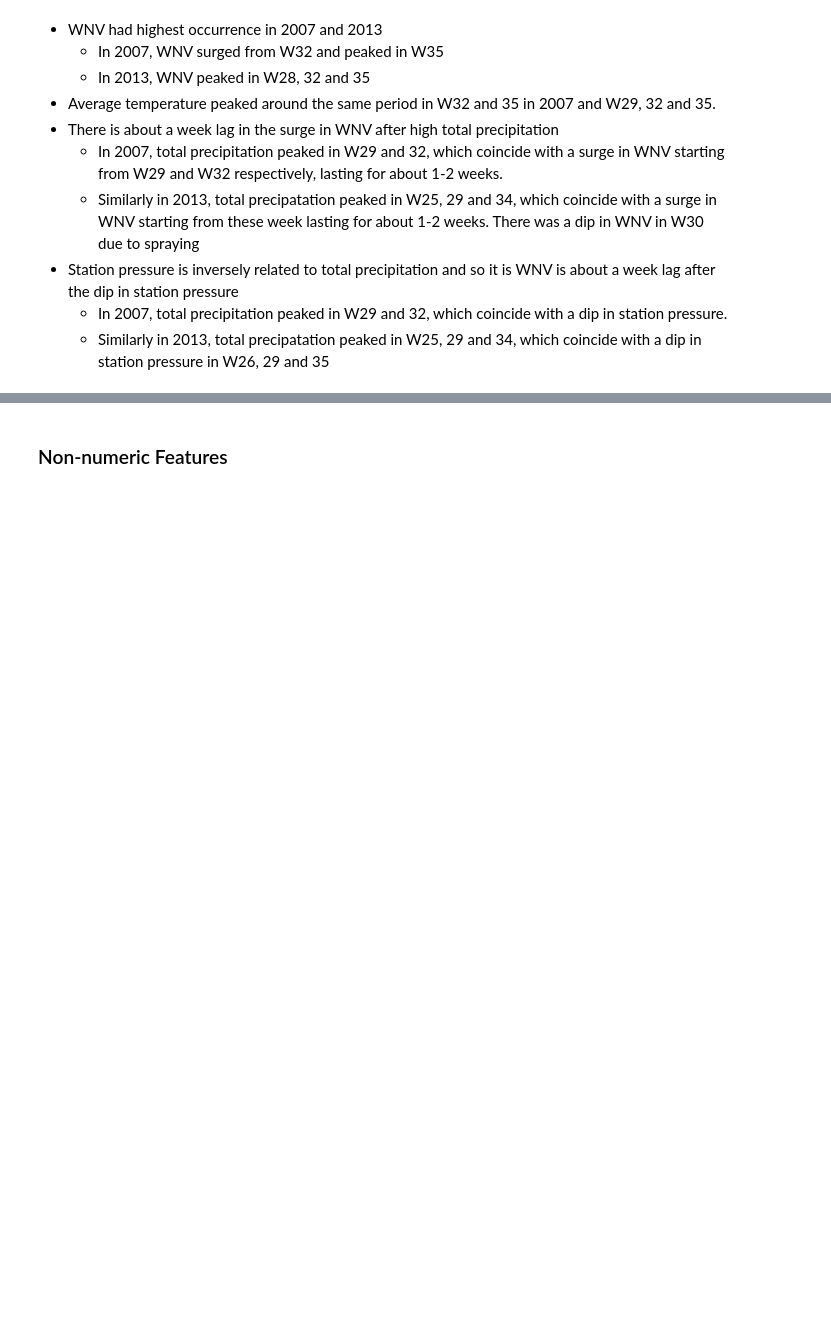
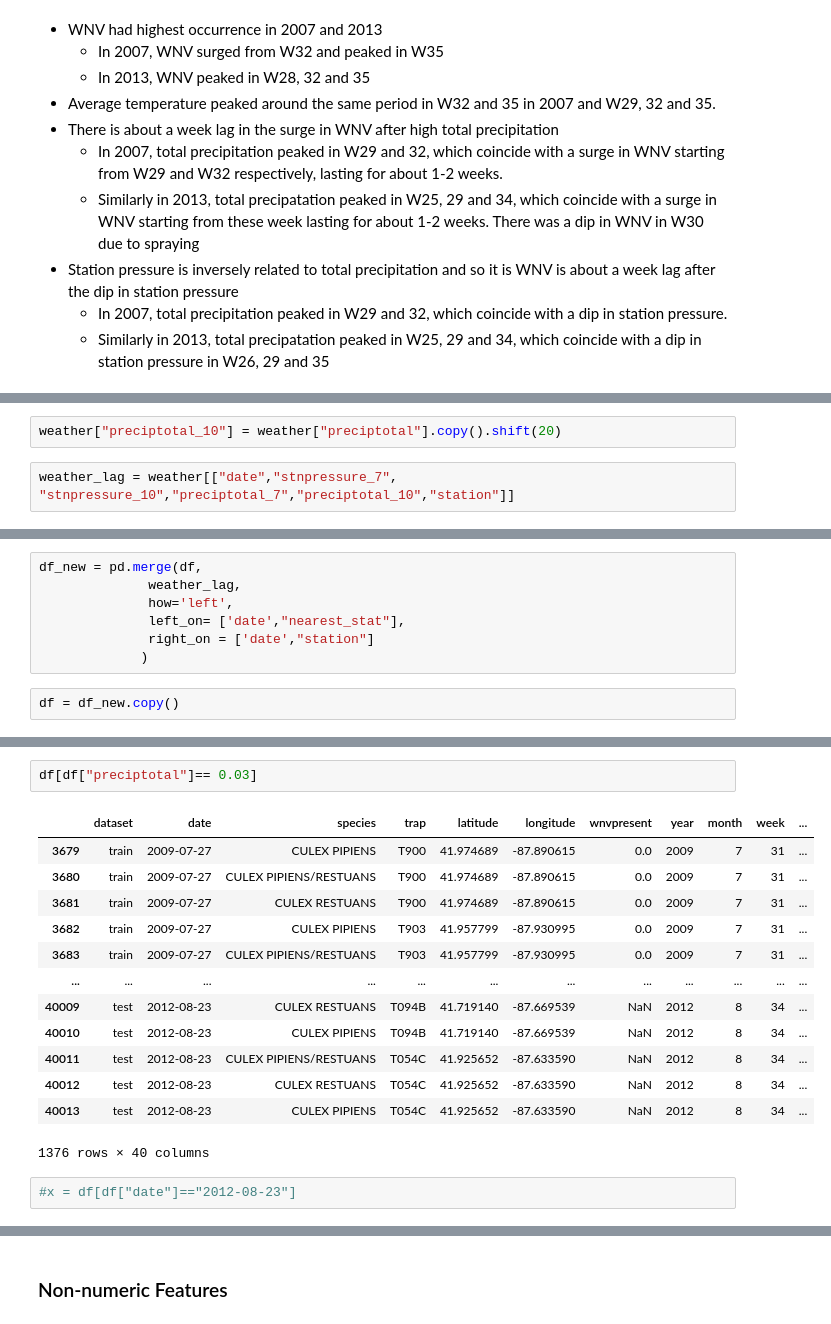
Before and after one commit to lindytanll/predict-west-nile-virus, a Jupyter notebook: code/4. EDA.ipynb, the cells around one changed output, grey strips where cells are left out. Cells and saved outputs as stored; diff of their text form; blank space fills up the shorter version.

Commit message:
lag in preciptotal stnpressure

```diff
--- a/code/4. EDA.ipynb
+++ b/code/4. EDA.ipynb
@@ -191,0 +204,4 @@ sns.lineplot(data=stnpressure_by_year_week, x='week', y='stnpressure',hue='year'
+# %%
+weather["preciptotal_10"] = weather["preciptotal"].copy().shift(20)
+# %%
+weather_lag = weather[["date","stnpressure_7", "stnpressure_10","preciptotal_7","preciptotal_10","station"]]
@@ -191,0 +222,9 @@ sns.lineplot(data=stnpressure_by_year_week, x='week', y='stnpressure',hue='year'
+# %%
+df_new = pd.merge(df,
+              weather_lag,
+              how='left',
+              left_on= ['date',"nearest_stat"],
+              right_on = ['date',"station"]
+             )
+# %%
+df = df_new.copy()
@@ -191,0 +257,18 @@ sns.lineplot(data=stnpressure_by_year_week, x='week', y='stnpressure',hue='year'
+# %%
+df[df["preciptotal"]== 0.03]
+# %% [output]
+|  | dataset | date | species | trap | latitude | longitude | wnvpresent | year | month | week | ... |
+| 3679 | train | 2009-07-27 | CULEX PIPIENS | T900 | 41.974689 | -87.890615 | 0.0 | 2009 | 7 | 31 | ... |
+| 3680 | train | 2009-07-27 | CULEX PIPIENS/RESTUANS | T900 | 41.974689 | -87.890615 | 0.0 | 2009 | 7 | 31 | ... |
+| 3681 | train | 2009-07-27 | CULEX RESTUANS | T900 | 41.974689 | -87.890615 | 0.0 | 2009 | 7 | 31 | ... |
+| 3682 | train | 2009-07-27 | CULEX PIPIENS | T903 | 41.957799 | -87.930995 | 0.0 | 2009 | 7 | 31 | ... |
+| 3683 | train | 2009-07-27 | CULEX PIPIENS/RESTUANS | T903 | 41.957799 | -87.930995 | 0.0 | 2009 | 7 | 31 | ... |
+| ... | ... | ... | ... | ... | ... | ... | ... | ... | ... | ... | ... |
+| 40009 | test | 2012-08-23 | CULEX RESTUANS | T094B | 41.719140 | -87.669539 | NaN | 2012 | 8 | 34 | ... |
+| 40010 | test | 2012-08-23 | CULEX PIPIENS | T094B | 41.719140 | -87.669539 | NaN | 2012 | 8 | 34 | ... |
+| 40011 | test | 2012-08-23 | CULEX PIPIENS/RESTUANS | T054C | 41.925652 | -87.633590 | NaN | 2012 | 8 | 34 | ... |
+| 40012 | test | 2012-08-23 | CULEX RESTUANS | T054C | 41.925652 | -87.633590 | NaN | 2012 | 8 | 34 | ... |
+| 40013 | test | 2012-08-23 | CULEX PIPIENS | T054C | 41.925652 | -87.633590 | NaN | 2012 | 8 | 34 | ... |
+1376 rows × 40 columns
+# %%
+#x = df[df["date"]=="2012-08-23"]
```
Also changed, not shown: parts of 11 cells of this notebook, 1 other file.
